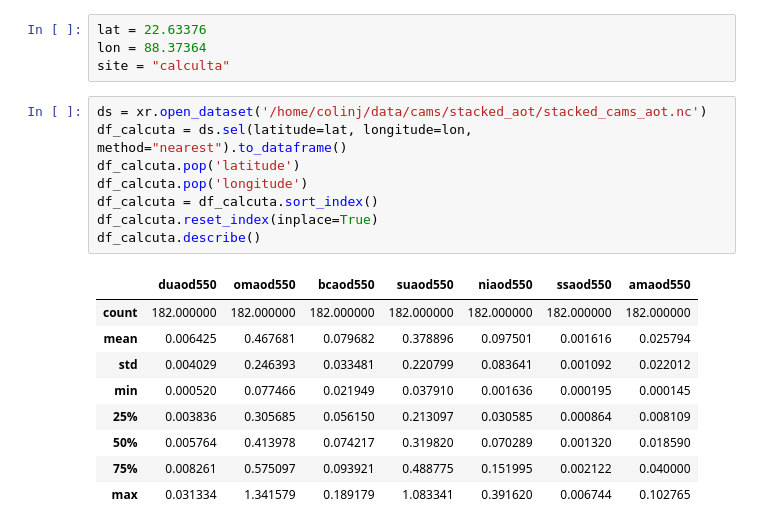
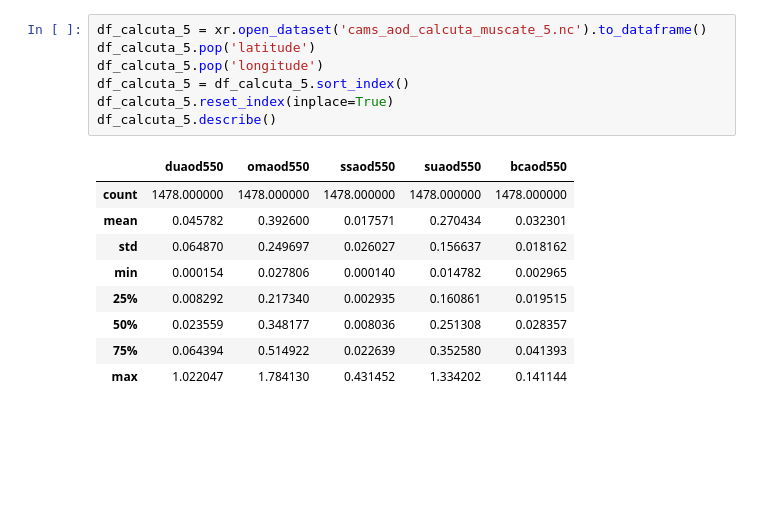
Before and after one commit to jerome-colin/cams_visu, a Jupyter notebook: cams_aot_plotter.ipynb, the cells around one changed output. Cells and saved outputs as stored; diff of their text form; blank space fills up the shorter version.

Commit message:
Notebook on Calcuta now with both 5-species and 7-species datasets

```diff
--- a/cams_aot_plotter.ipynb
+++ b/cams_aot_plotter.ipynb
@@ -15,25 +30,20 @@ xarray: 0.16.2
 pandas: 1.3.3
 matplotlib.pylab: 1.21.2
 altair: 4.1.0
-# %%
-lat = 22.63376
-lon = 88.37364
-site = "calculta"
 # %%
-ds = xr.open_dataset('/home/colinj/data/cams/stacked_aot/stacked_cams_aot.nc')
-df_calcuta = ds.sel(latitude=lat, longitude=lon, method="nearest").to_dataframe()
-df_calcuta.pop('latitude')
-df_calcuta.pop('longitude')
-df_calcuta = df_calcuta.sort_index()
-df_calcuta.reset_index(inplace=True)
-df_calcuta.describe()
+df_calcuta_5 = xr.open_dataset('cams_aod_calcuta_muscate_5.nc').to_dataframe()
+df_calcuta_5.pop('latitude')
+df_calcuta_5.pop('longitude')
+df_calcuta_5 = df_calcuta_5.sort_index()
+df_calcuta_5.reset_index(inplace=True)
+df_calcuta_5.describe()
 # %% [output]
-|  | duaod550 | omaod550 | bcaod550 | suaod550 | niaod550 | ssaod550 | amaod550 |
-| count | 182.000000 | 182.000000 | 182.000000 | 182.000000 | 182.000000 | 182.000000 | 182.000000 |
-| mean | 0.006425 | 0.467681 | 0.079682 | 0.378896 | 0.097501 | 0.001616 | 0.025794 |
-| std | 0.004029 | 0.246393 | 0.033481 | 0.220799 | 0.083641 | 0.001092 | 0.022012 |
-| min | 0.000520 | 0.077466 | 0.021949 | 0.037910 | 0.001636 | 0.000195 | 0.000145 |
-| 25% | 0.003836 | 0.305685 | 0.056150 | 0.213097 | 0.030585 | 0.000864 | 0.008109 |
-| 50% | 0.005764 | 0.413978 | 0.074217 | 0.319820 | 0.070289 | 0.001320 | 0.018590 |
-| 75% | 0.008261 | 0.575097 | 0.093921 | 0.488775 | 0.151995 | 0.002122 | 0.040000 |
-| max | 0.031334 | 1.341579 | 0.189179 | 1.083341 | 0.391620 | 0.006744 | 0.102765 |
+|  | duaod550 | omaod550 | ssaod550 | suaod550 | bcaod550 |
+| count | 1478.000000 | 1478.000000 | 1478.000000 | 1478.000000 | 1478.000000 |
+| mean | 0.045782 | 0.392600 | 0.017571 | 0.270434 | 0.032301 |
+| std | 0.064870 | 0.249697 | 0.026027 | 0.156637 | 0.018162 |
+| min | 0.000154 | 0.027806 | 0.000140 | 0.014782 | 0.002965 |
+| 25% | 0.008292 | 0.217340 | 0.002935 | 0.160861 | 0.019515 |
+| 50% | 0.023559 | 0.348177 | 0.008036 | 0.251308 | 0.028357 |
+| 75% | 0.064394 | 0.514922 | 0.022639 | 0.352580 | 0.041393 |
+| max | 1.022047 | 1.784130 | 0.431452 | 1.334202 | 0.141144 |
```
Also changed, not shown: parts of 19 cells of this notebook, 1 other file.
